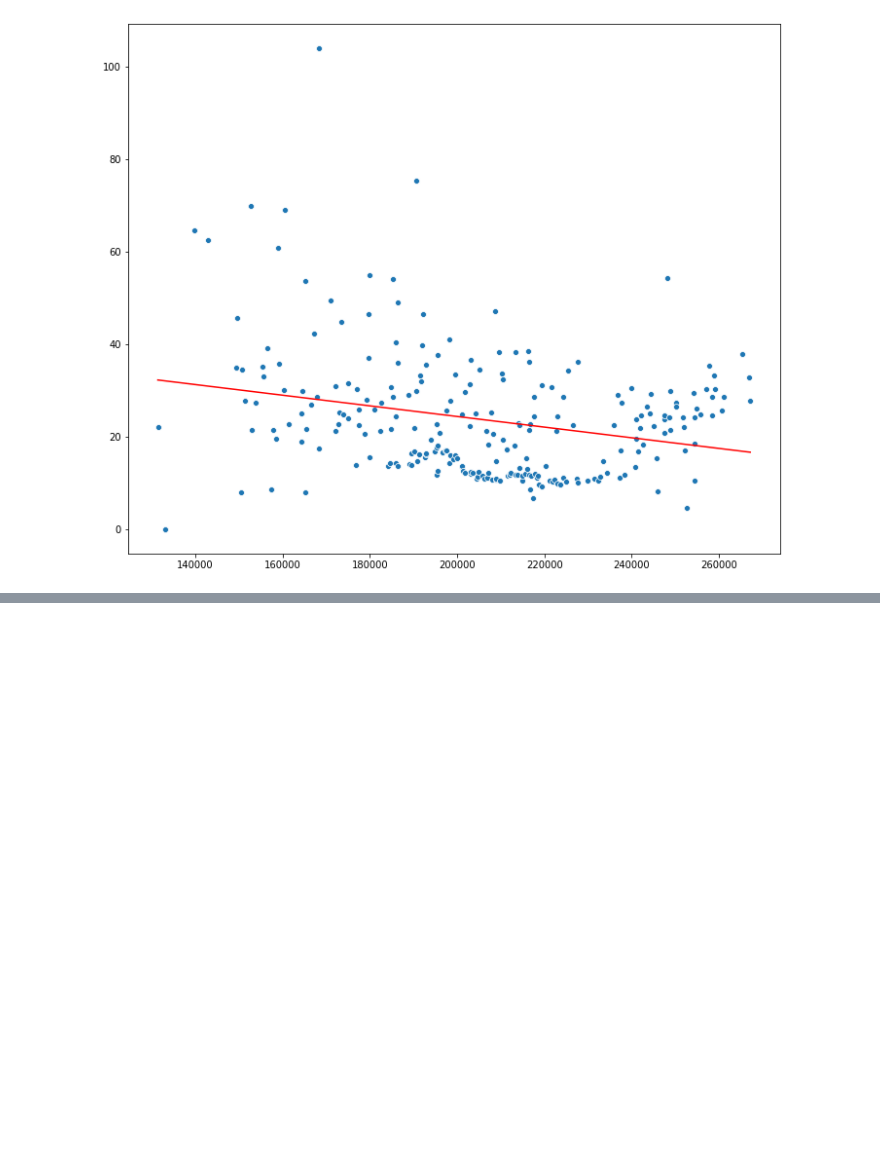
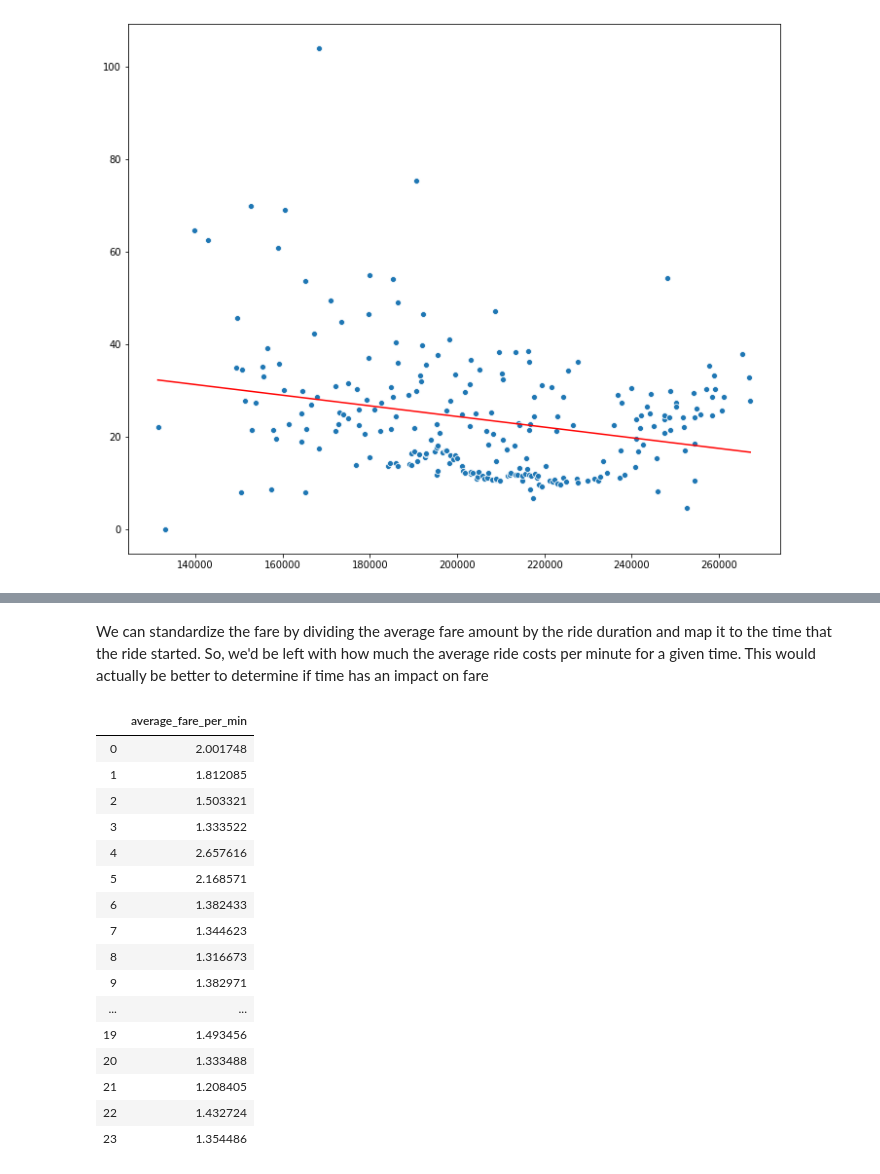
Before and after one commit to JacobHelwig/Fare-Prediction, a Jupyter notebook: Taxi Exploration.ipynb, the cells around one changed output, grey strips where cells are left out. Drawn from its saved outputs; the diff is of its cells as text; code cells hidden in the pictures; blank space fills up the shorter version.

Commit message:
Time vs. Fare

```diff
--- a/Taxi Exploration.ipynb
+++ b/Taxi Exploration.ipynb
@@ -331,0 +342,5 @@ plt.plot(X_plot2,Y_plot2[0], color = "red")
+# %%
+# separate the date and time into separate columns
+taxi_med['pickup_datetime'] = pd.to_datetime(taxi_med['tpep_pickup_datetime'])
+taxi_med['dropoff_datetime'] = pd.to_datetime(taxi_med['tpep_dropoff_datetime'])
+taxi_med.head()
@@ -331,0 +355,4 @@ plt.plot(X_plot2,Y_plot2[0], color = "red")
+# %%
+# make a new dataframe with only dates, times, and fares
+df = taxi_med[['pickup_datetime','dropoff_datetime','fare_amount']].copy()
+df.head()
@@ -331,0 +366,53 @@ plt.plot(X_plot2,Y_plot2[0], color = "red")
+# %% [markdown]
+We can standardize the fare by dividing the average fare amount by the ride duration and map it to the time that the ride started. So, we'd be left with how much the average ride costs per minute for a given time. This would actually be better to determine if time has an impact on fare
+# %%
+# Sort dataframe by pickup times
+# df = df.sort_values(by='pickup_datetime',ascending=True)
+# Found that two entries aren't from 2019
+
+from datetime import datetime, date, timedelta
+import numpy as np
+
+# Compute ride time
+df['ride_duration'] = np.vectorize(lambda drop, pick: drop - pick)(df['dropoff_datetime'], df['pickup_datetime'])
+
+# Drop rides longer than 3 hours
+df.drop(df[df['ride_duration'] > timedelta(hours=3)].index, inplace=True)
+
+# Drop rides less than 1 seconds
+df.drop(df[df['ride_duration'] < timedelta(seconds=1)].index, inplace=True)
+
+# Convert ride duration to minutes
+df['ride_duration'] = list(map(lambda dur: dur.seconds/60, df['ride_duration']))
+
+# Compute fare per minute
+df['fare_per_min'] = df['fare_amount'] / df['ride_duration']
+
+
+fares = [0.0] * 24
+rides = [0.0] * 24
+for _, row in df.iterrows():
+    fares[row['pickup_datetime'].hour] += row['fare_per_min']
+    rides[row['pickup_datetime'].hour] += 1
+
+hourly_avg_fare_per_min = pd.DataFrame(columns=['average_fare_per_min'])
+hourly_avg_fare_per_min['average_fare_per_min'] = list(map(lambda pair: pair[0]/pair[1], zip(fares, rides)))
+hourly_avg_fare_per_min
+# %% [output]
+|  | average_fare_per_min |
+| 0 | 2.001748 |
+| 1 | 1.812085 |
+| 2 | 1.503321 |
+| 3 | 1.333522 |
+| 4 | 2.657616 |
+| 5 | 2.168571 |
+| 6 | 1.382433 |
+| 7 | 1.344623 |
+| 8 | 1.316673 |
+| 9 | 1.382971 |
+| ... | ... |
+| 19 | 1.493456 |
+| 20 | 1.333488 |
+| 21 | 1.208405 |
+| 22 | 1.432724 |
+| 23 | 1.354486 |
```
Also changed, not shown: parts of 4 cells of this notebook.
